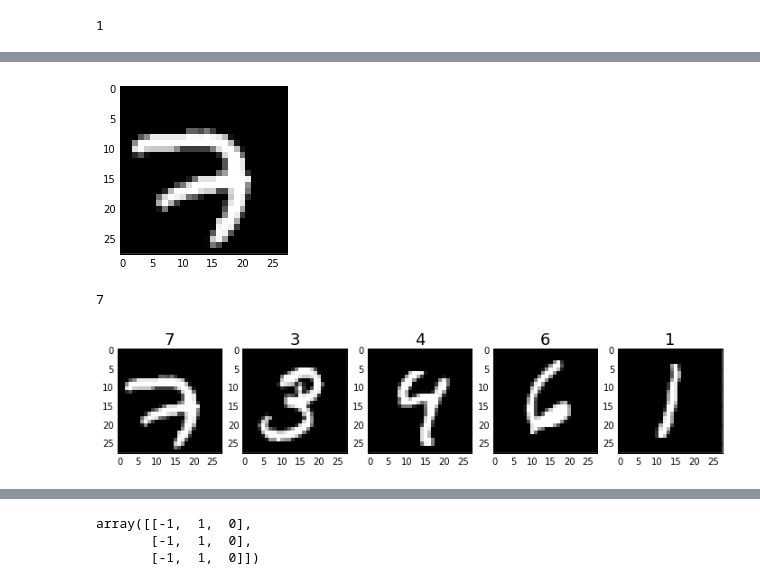
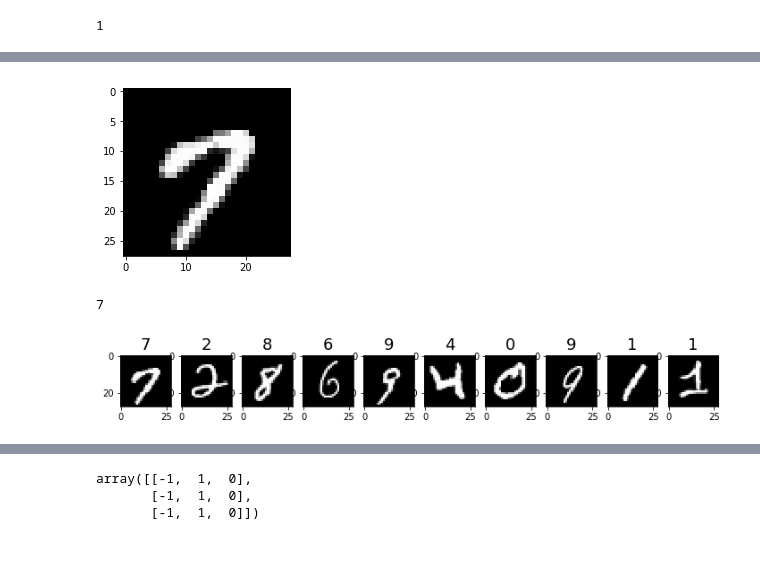
Before and after one commit to fastai/courses, a Jupyter notebook: deeplearning1/nbs/convolution-intro.ipynb, the cells around one changed output, grey strips where cells are left out. Saved outputs shown, nothing was run; the diff lists cells and outputs as text; code cells hidden in the pictures; blank space fills up the shorter version.

```diff
--- a/deeplearning1/nbs/convolution-intro.ipynb
+++ b/deeplearning1/nbs/convolution-intro.ipynb
@@ -42,9 +42,16 @@ def plot(im, interp=False):
 plt.gray()
 plt.close()
 # %%
+"""
 data = np.load("MNIST_data/train.npz")
 images=data['images']
 labels=data['labels']
 n=len(images)
 images.shape
+"""
+from keras.datasets import mnist
+(images, labels), (test_images, test_labels) = mnist.load_data()
+n=len(images)
+plots(test_images[:3])
+print test_labels[:3]
 # %% [output]
@@ -52,5 +60,5 @@ images.shape
 # %%
-plot(images[0])
+plot(images[15])
 # %% [output]
-[figure, old version]
+[figure, new version]
 # %%
@@ -58,9 +66,9 @@ labels[0]
 # %% [output]
 7
 # %%
-plots(images[:5], titles=labels[:5])
+plots(images[15:25], titles=labels[15:25])
 # %% [output]
-[figure, old version]
+[figure, new version]
 # %%
 top=[[-1,-1,-1],
      [ 1, 1, 1],
```
Also changed, not shown: parts of 8 cells of this notebook, 9 other files.
